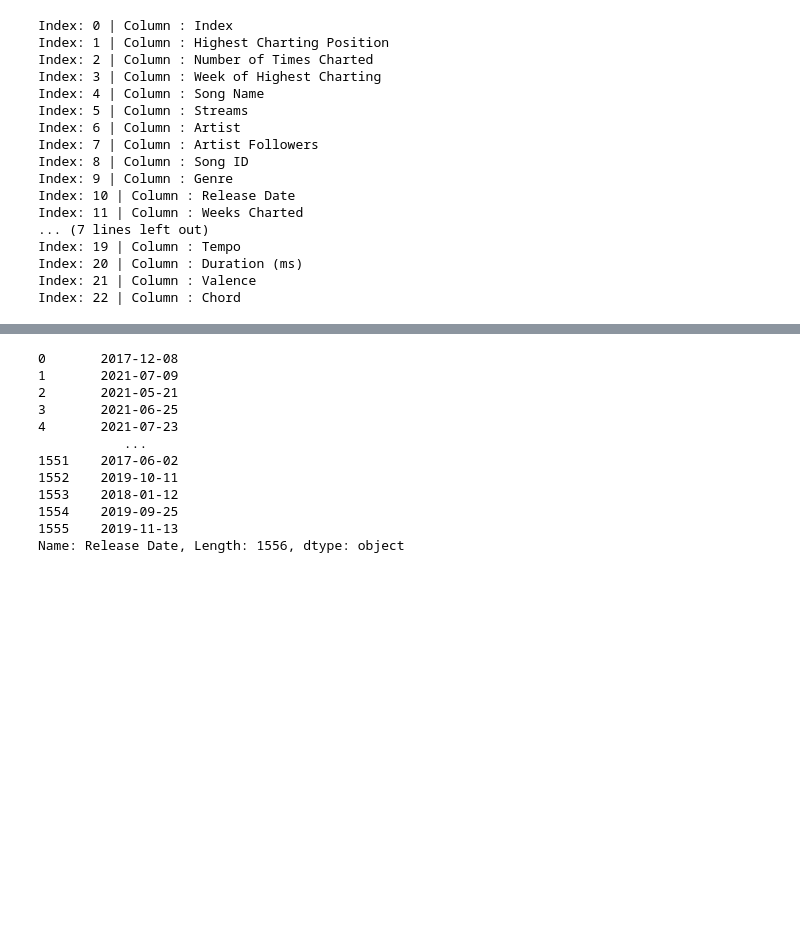
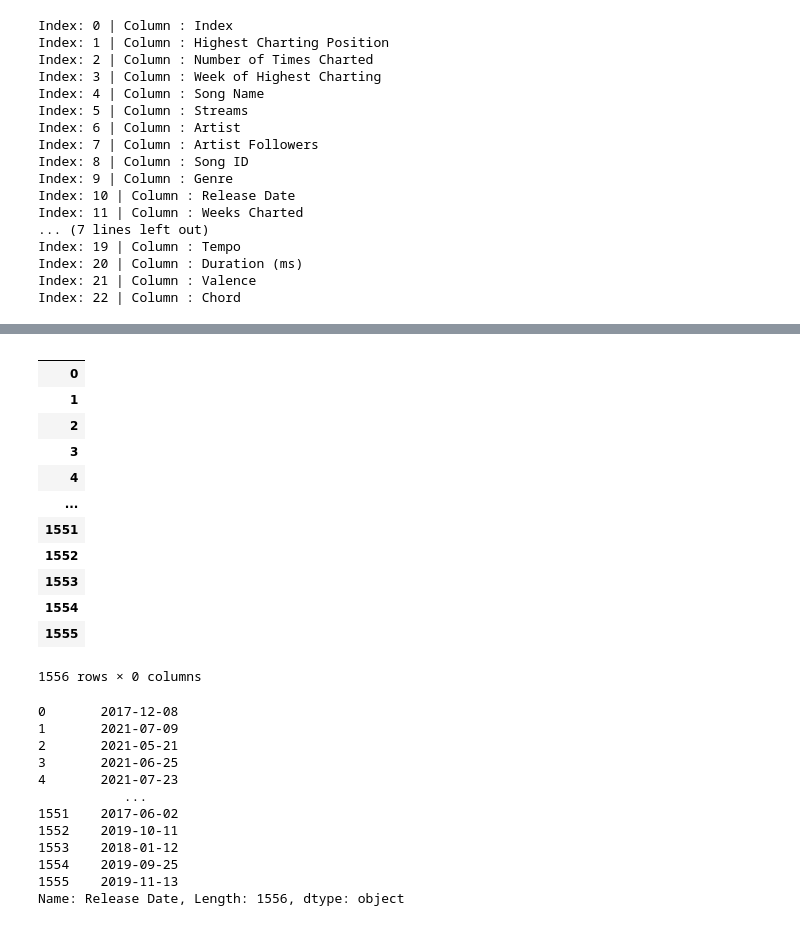
Before and after one commit to akankshakumar91/SpotifyDataset2020_Analysis, a Jupyter notebook: Spotify2020_Analysis.ipynb, the cells around one changed output, grey strips where cells are left out. Drawn from its saved outputs; the diff is of its cells as text; code cells hidden in the pictures; blank space fills up the shorter version.

```diff
--- a/Spotify2020_Analysis.ipynb
+++ b/Spotify2020_Analysis.ipynb
@@ -181,3 +199,20 @@ See the caveats in the documentation: https://pandas.pydata.org/pandas-docs/stab
+# %%
+df_temp = df.filter(like='Ed Sheeran')
+df_temp
+# %% [output]
+|  |
+| 0 |
+| 1 |
+| 2 |
+| 3 |
+| 4 |
+| ... |
+| 1551 |
+| 1552 |
+| 1553 |
+| 1554 |
+| 1555 |
+1556 rows × 0 columns
 # %%
 df_temp = df['Release Date']
 df_temp
```
Also changed, not shown: parts of 10 cells of this notebook.
